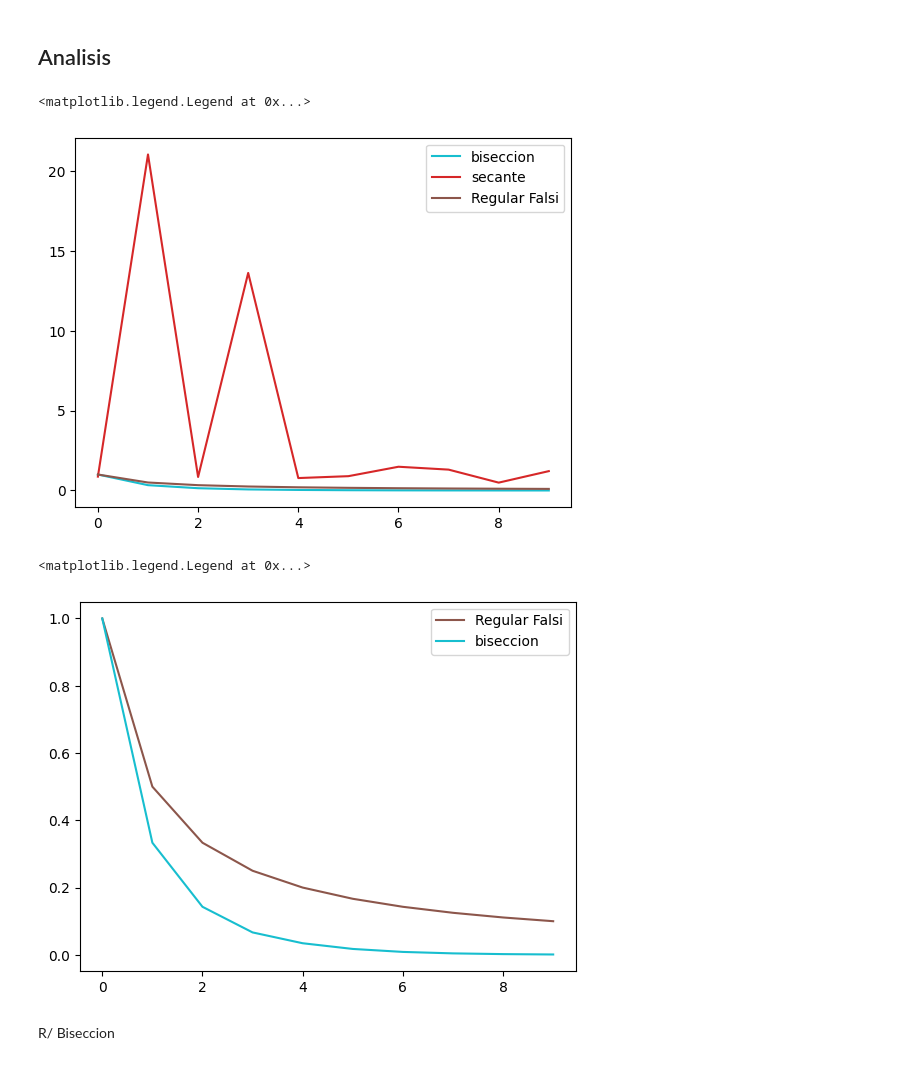
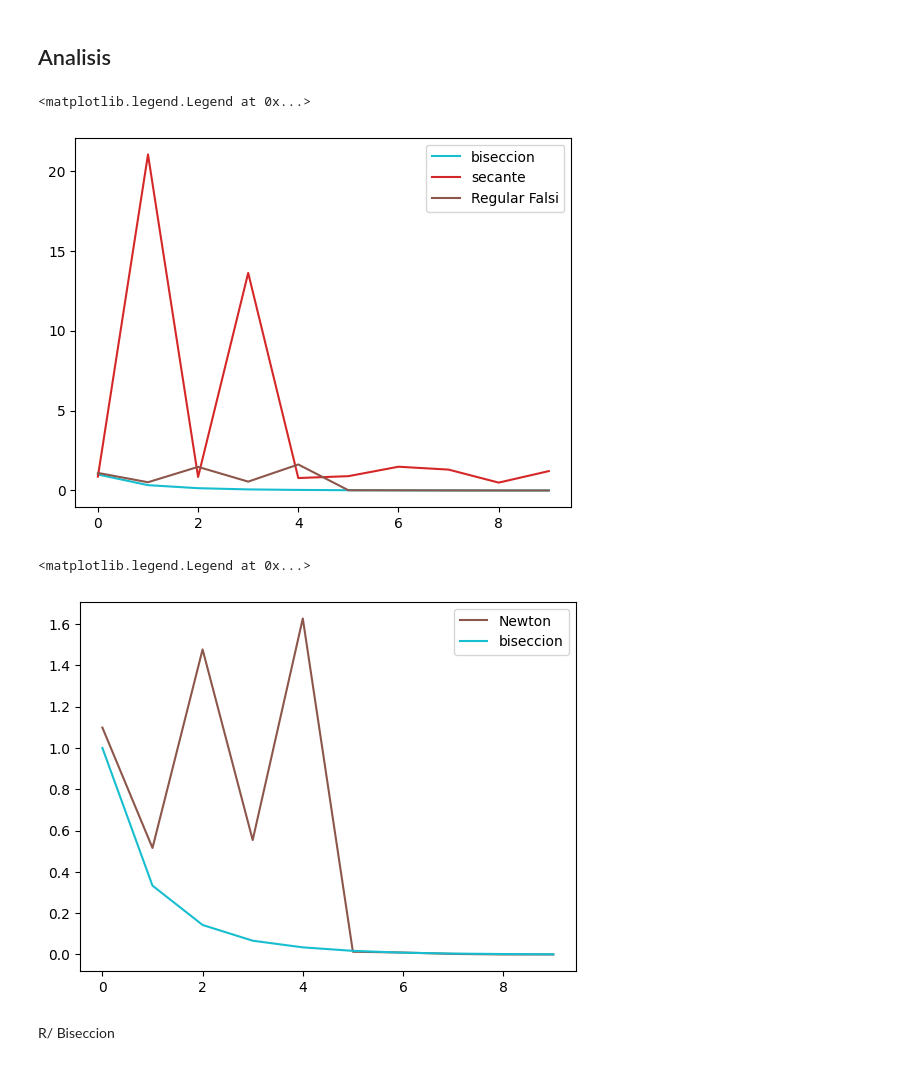
Before and after one commit to LofoMarin/Solu_Compu, a Jupyter notebook: L2 Raices.ipynb, the cells around one changed output. Drawn from its saved outputs; the diff is of its cells as text; code cells hidden in the pictures.

```diff
--- a/L2 Raices.ipynb
+++ b/L2 Raices.ipynb
@@ -69,0 +32,24 @@ errores_regularfalsi
+# %%
+errores_newton = []
+
+def metodo_newton_raphson(f, df, p_0, tol=10**-6, n=10):
+    e_abs = 1
+    i = 1
+    while i <= n:
+
+        if df(p_0) == 0:  # división por cero
+            # print('Solución no encontrara - df(x)=0')
+            return None
+
+        p_1 = p_0 - (f(p_0))/(df(p_0))  # fórmula método
+        e_abs = abs(p_1-p_0)
+        errores_newton.append(e_abs)
+        print('ite {:<2}: p_{:<2}={:.7f}, e_abs={:.7f}'.format(i,i,p_1,e_abs))
+
+        if e_abs < tol: #criterio de parada
+            print('Solución encotrada x={:.7f}, iteraciones: {}'.format(p_1,i))
+            return p_1
+
+        p_0 = p_1
+        i += 1
+    return None
@@ -114,18 +129,15 @@ Text(0.5, 1.0, 'Errores Secante')
 # %% [markdown]
 ## Bisección
 # %%
-x = parse_expr('x')
-f = parse_expr('tan(pi * x) - 6')
-
 a = 0
 b = 0.5
 i = 0
-iteraciones_maximas = 10
+
 errores_biseccion = []
 valor_c = []
 c_ant = 0
 
-while i < iteraciones_maximas:
+while i < i_max:
     # Find middle point
     c = (a+b)/2
     valor_c.append(c)
@@ -141,6 +153,7 @@ while i < iteraciones_maximas:
     errores_biseccion.append(error_a)
     c_ant = c
     i = i + 1
+
 print(f"La solución es: {c}")
 # %% [output]
 La solución es: 0.44775390625
@@ -155,18 +181,18 @@ Text(0.5, 1.0, 'Errores Bisección')
 # %%
 plt.plot(errores_biseccion, label='biseccion', color='C9')
 plt.plot(error_secante, label='secante', color='C3')
-plt.plot(errores_regularfalsi, label='Regular Falsi', color='C5')
+plt.plot(errores_newton, label='Regular Falsi', color='C5')
 plt.legend()
 # %% [output]
 <matplotlib.legend.Legend at 0x...>
-[figure, old version]
+[figure, new version]
 # %%
-plt.plot(errores_regularfalsi, label='Regular Falsi', color='C5')
+plt.plot(errores_newton, label='Newton', color='C5')
 plt.plot(errores_biseccion, label='biseccion', color='C9')
 plt.legend()
 # %% [output]
 <matplotlib.legend.Legend at 0x...>
-[figure, old version]
+[figure, new version]
 # %% [markdown]
 R/ Biseccion
 # %% [markdown]
```
Also changed, not shown: parts of 7 cells of this notebook.
